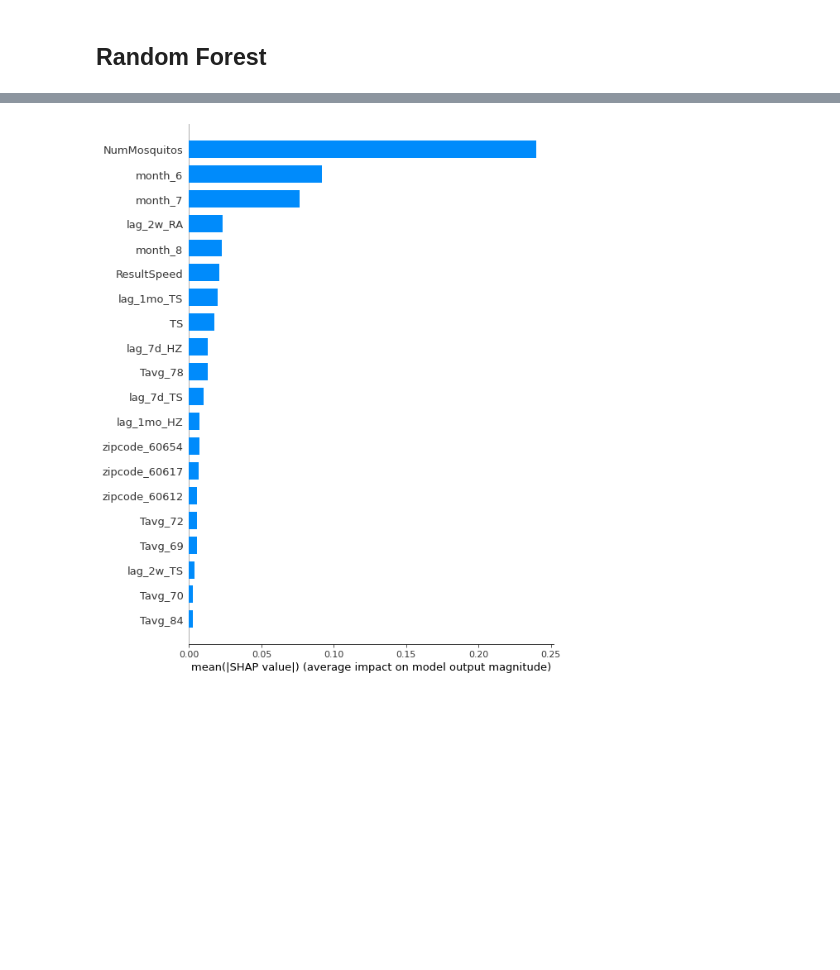
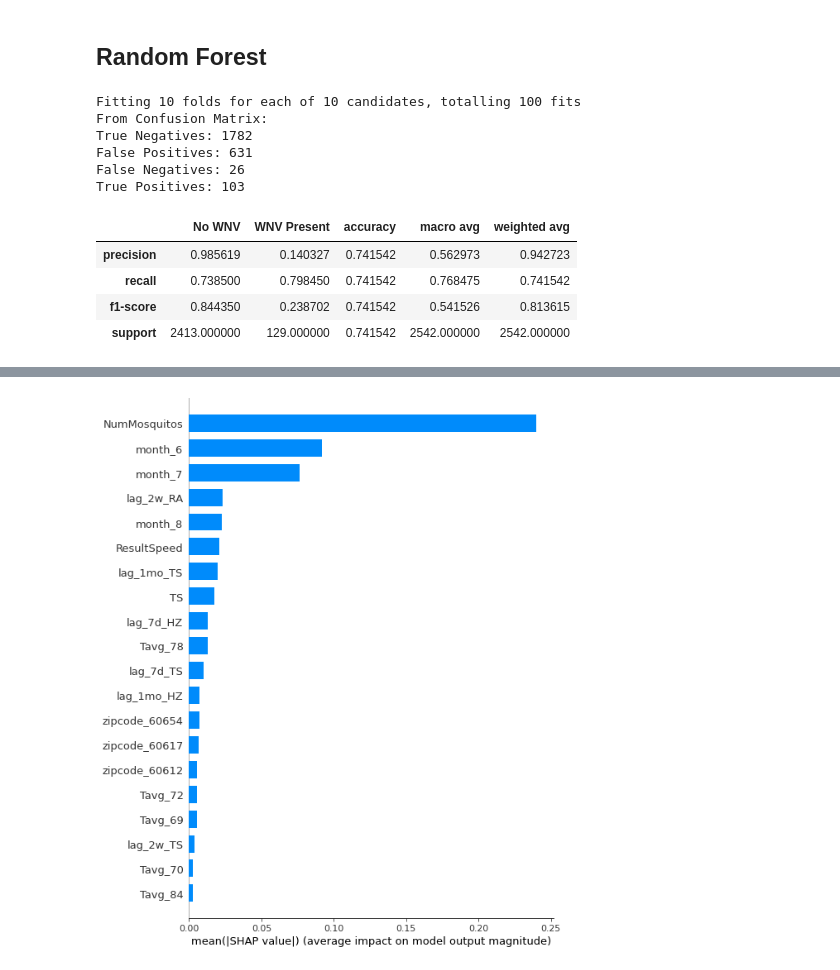
Before and after one commit to edk3742/DataScienceGuidedCapstone, a Jupyter notebook: Capstone Project/MosquitoDataset.ipynb, the cells around one changed output, grey strips where cells are left out. Saved outputs shown, nothing was run; the diff lists cells and outputs as text; code cells hidden in the pictures; blank space fills up the shorter version.

Commit message:
refactor and reporting

```diff
--- a/Capstone Project/MosquitoDataset.ipynb
+++ b/Capstone Project/MosquitoDataset.ipynb
@@ -374,34 +478,46 @@ param_grid = {'n_estimators': n_estimators,
                'max_features': max_features,
                'max_depth': max_depth,
                'min_samples_split': min_samples_split,
                'min_samples_leaf': min_samples_leaf,
                'bootstrap': bootstrap}
 
 rf = RandomForestClassifier()
 
 rf_RandomGrid = RandomizedSearchCV(estimator = rf, param_distributions = param_grid, cv = 10, verbose=2, n_jobs = 4)
 rf_RandomGrid.fit(X_train, y_train)
 best_params = rf_RandomGrid.best_params_
 
 
 rf = RandomForestClassifier()
 rf.set_params(**best_params)
 rf.fit(X_res,y_res)
 y_pred = rf.predict(X_test)
 
 tn, fp, fn, tp = confusion_matrix(y_test, y_pred).ravel()
 
 print('From Confusion Matrix:')
 print("True Negatives: %s" % tn)
 print("False Positives: %s" % fp)
 print("False Negatives: %s" % fn)
 print("True Positives: %s" % tp)
 
-pd.DataFrame(classification_report(y_test, y_pred,output_dict=True))
+pd.DataFrame(classification_report(y_test, y_pred,output_dict=True,target_names=['No WNV','WNV Present']))
 
 
 # feat_importances = pd.Series(rf.feature_importances_, index=X_res.columns)
 # feat_importances.nlargest(20).plot(kind='barh')
+# %% [output]
+Fitting 10 folds for each of 10 candidates, totalling 100 fits
+From Confusion Matrix:
+True Negatives: 1782
+False Positives: 631
+False Negatives: 26
+True Positives: 103
+|  | No WNV | WNV Present | accuracy | macro avg | weighted avg |
+| precision | 0.985619 | 0.140327 | 0.741542 | 0.562973 | 0.942723 |
+| recall | 0.738500 | 0.798450 | 0.741542 | 0.768475 | 0.741542 |
+| f1-score | 0.844350 | 0.238702 | 0.741542 | 0.541526 | 0.813615 |
+| support | 2413.000000 | 129.000000 | 0.741542 | 2542.000000 | 2542.000000 |
 # %%
 from sklearn.linear_model import LogisticRegression
 
```
Also changed, not shown: parts of 26 cells of this notebook.
